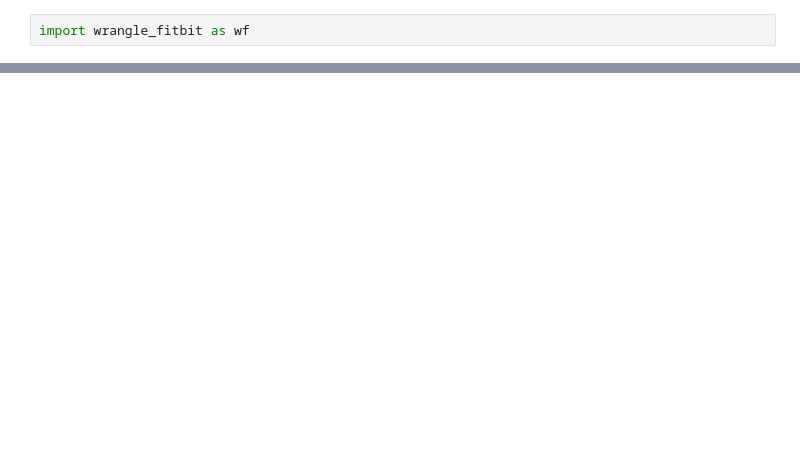
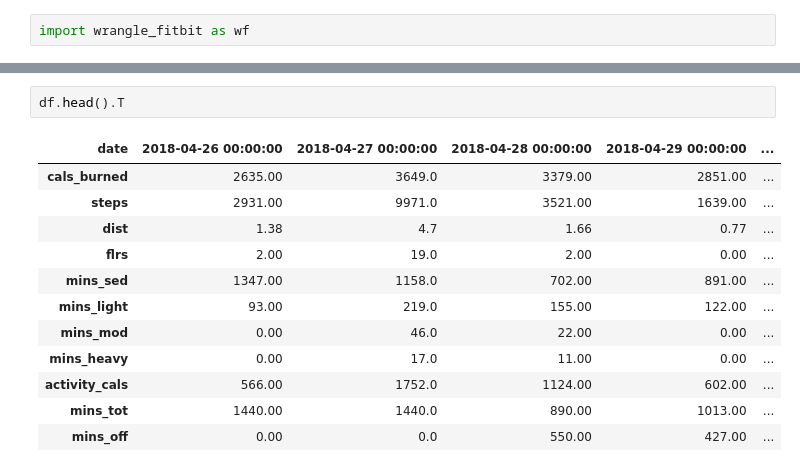
Before and after one commit to DoubleStufERoe/BayesP05_Fitbit, a Jupyter notebook: fitbit_kworking.ipynb, the cells around one changed output, grey strips where cells are left out. Saved outputs shown, nothing was run; the diff lists cells and outputs as text; blank space fills up the shorter version.

```diff
--- a/fitbit_kworking.ipynb
+++ b/fitbit_kworking.ipynb
@@ -219,0 +165,15 @@ wf.get_activities_data()
+# %%
+df.head().T
+# %% [output]
+| date | 2018-04-26 00:00:00 | 2018-04-27 00:00:00 | 2018-04-28 00:00:00 | 2018-04-29 00:00:00 | ... |
+| cals_burned | 2635.00 | 3649.0 | 3379.00 | 2851.00 | ... |
+| steps | 2931.00 | 9971.0 | 3521.00 | 1639.00 | ... |
+| dist | 1.38 | 4.7 | 1.66 | 0.77 | ... |
+| flrs | 2.00 | 19.0 | 2.00 | 0.00 | ... |
+| mins_sed | 1347.00 | 1158.0 | 702.00 | 891.00 | ... |
+| mins_light | 93.00 | 219.0 | 155.00 | 122.00 | ... |
+| mins_mod | 0.00 | 46.0 | 22.00 | 0.00 | ... |
+| mins_heavy | 0.00 | 17.0 | 11.00 | 0.00 | ... |
+| activity_cals | 566.00 | 1752.0 | 1124.00 | 602.00 | ... |
+| mins_tot | 1440.00 | 1440.0 | 890.00 | 1013.00 | ... |
+| mins_off | 0.00 | 0.0 | 550.00 | 427.00 | ... |
```
Also changed, not shown: parts of 15 cells of this notebook, 2 other files.
